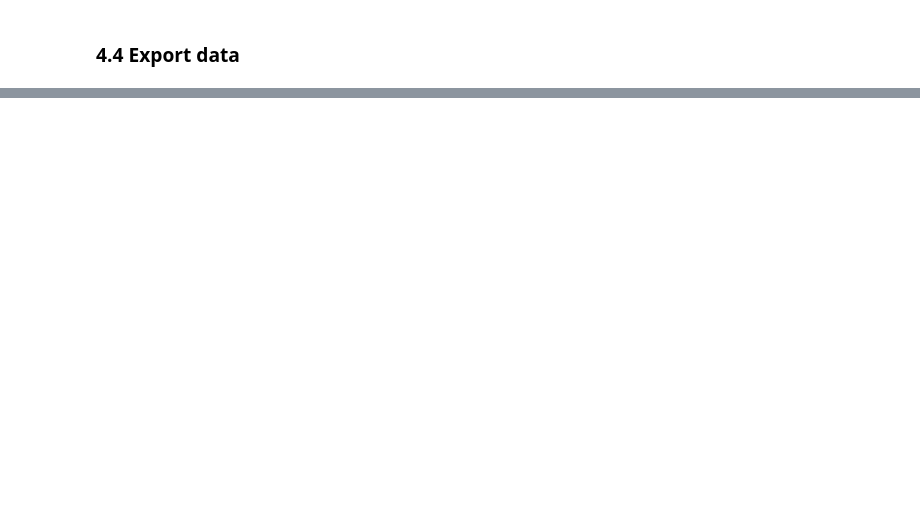
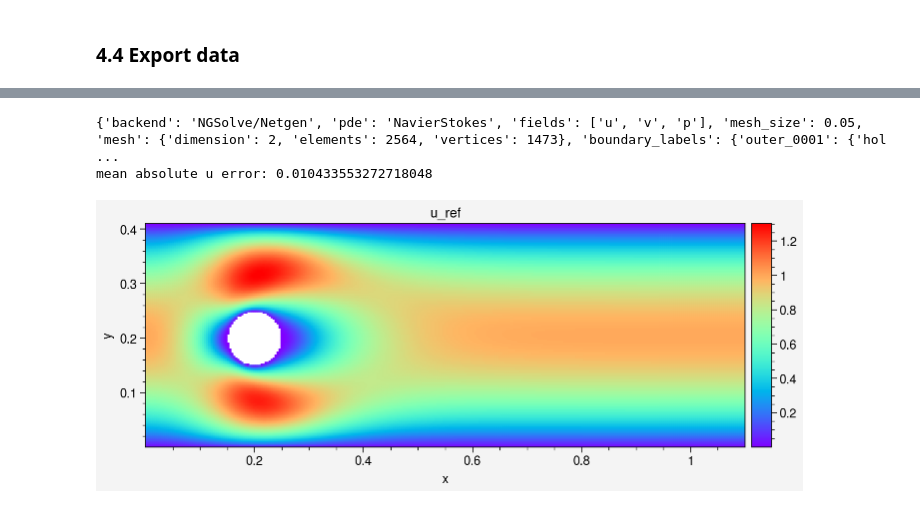
Before and after one commit to YoYo-XYZ/pinn-deepflow, a Jupyter notebook: examples/cylinder_flow_steady/cylinder_flow_steady.ipynb, the cells around one changed output, grey strips where cells are left out. Saved outputs shown, nothing was run; the diff lists cells and outputs as text; code cells hidden in the pictures; blank space fills up the shorter version.

```diff
--- a/examples/cylinder_flow_steady/cylinder_flow_steady.ipynb
+++ b/examples/cylinder_flow_steady/cylinder_flow_steady.ipynb
@@ -166,16 +183,19 @@ np.savetxt('outlet_velocity.txt', array)
 # %%
 fem_reference = domain.solve_fem(
     mesh_size=0.05,
     boundary_resolution=64,
     max_iterations=200,
     area_sampling_res=[300, 150],
     bound_sampling_res=200,
 )
 fem_area = fem_reference.area_evaluators[0]
 print(fem_reference.metadata)
 _ = fem_area.plot_color('u_ref', s=2, cmap='rainbow')
 
 pinn_area = domain.area_list[0].evaluate(model2)
-pinn_area.refresh()
 u_error = np.mean(np.abs(pinn_area.data_dict['u'] - fem_area.data_dict['u_ref']))
 print('mean absolute u error:', u_error)
+# %% [output]
+{'backend': 'NGSolve/Netgen', 'pde': 'NavierStokes', 'fields': ['u', 'v', 'p'], 'mesh_size': 0.05, 'mesh': {'dimension': 2, 'elements': 2564, 'vertices': 1473}, 'boundary_labels': {'outer_0001': {'hol ...
+mean absolute u error: 0.010433553272718048
+[figure, added]
```
Also changed, not shown: parts of 6 cells of this notebook, 1 other file.
